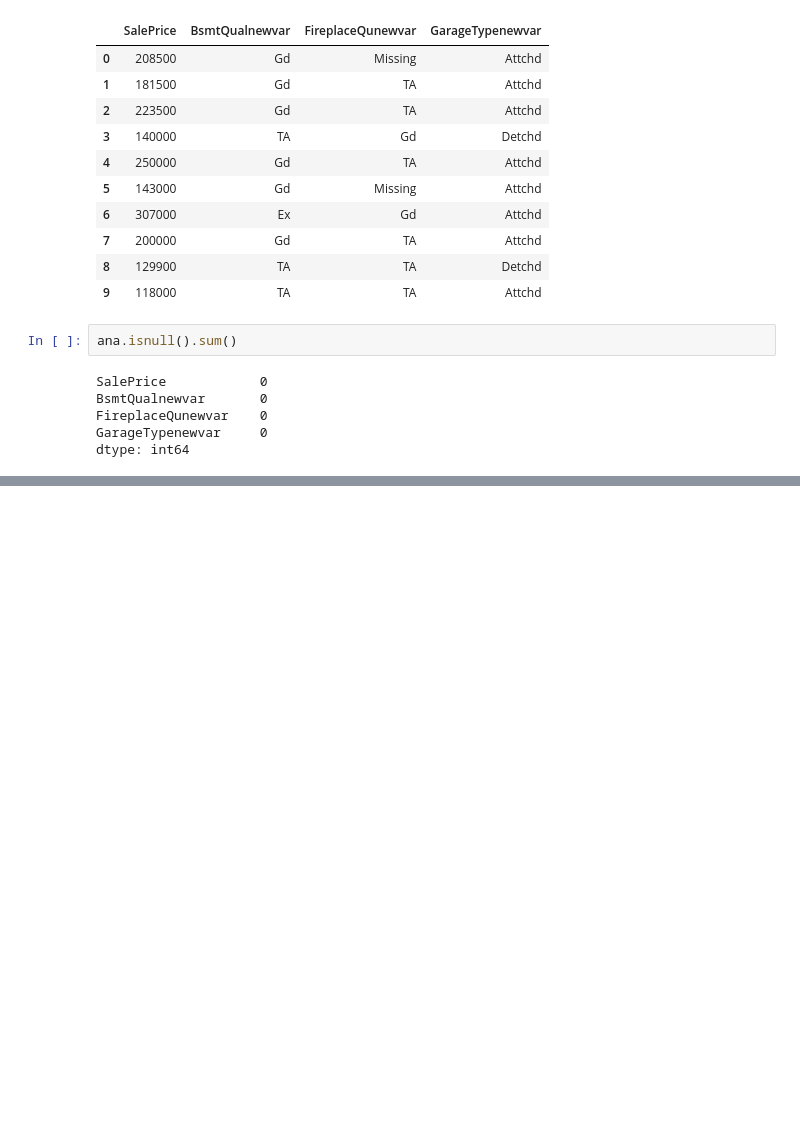
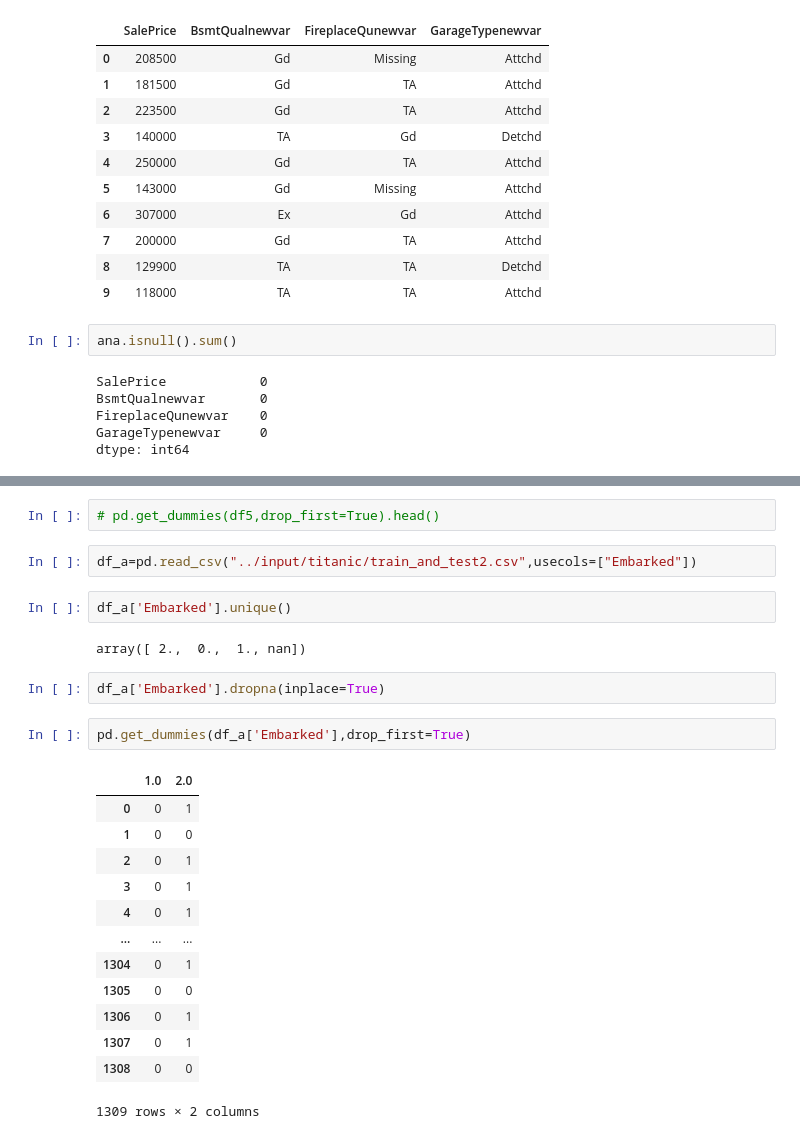
Before and after one commit to vinaygandla/FEATURE-ENGINEERING-AND-FINDING-MISSING-VALUES, a Jupyter notebook: ed-day3-part-2-cat-features.ipynb, the cells around one changed output, grey strips where cells are left out. Drawn from its saved outputs; the diff is of its cells as text; blank space fills up the shorter version.

```diff
--- a/ed-day3-part-2-cat-features.ipynb
+++ b/ed-day3-part-2-cat-features.ipynb
@@ -195,0 +232,26 @@ dtype: int64
+# %%
+# pd.get_dummies(df5,drop_first=True).head()
+# %%
+df_a=pd.read_csv("../input/titanic/train_and_test2.csv",usecols=["Embarked"])
+# %%
+df_a['Embarked'].unique()
+# %% [output]
+array([ 2.,  0.,  1., nan])
+# %%
+df_a['Embarked'].dropna(inplace=True)
+# %%
+pd.get_dummies(df_a['Embarked'],drop_first=True)
+# %% [output]
+|  | 1.0 | 2.0 |
+| 0 | 0 | 1 |
+| 1 | 0 | 0 |
+| 2 | 0 | 1 |
+| 3 | 0 | 1 |
+| 4 | 0 | 1 |
+| ... | ... | ... |
+| 1304 | 0 | 1 |
+| 1305 | 0 | 0 |
+| 1306 | 0 | 1 |
+| 1307 | 0 | 1 |
+| 1308 | 0 | 0 |
+1309 rows × 2 columns
```
Also changed, not shown: parts of 13 cells of this notebook.
